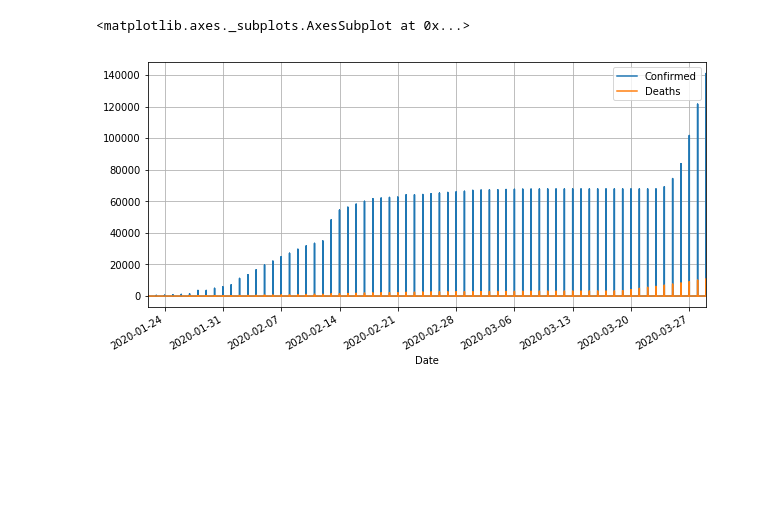
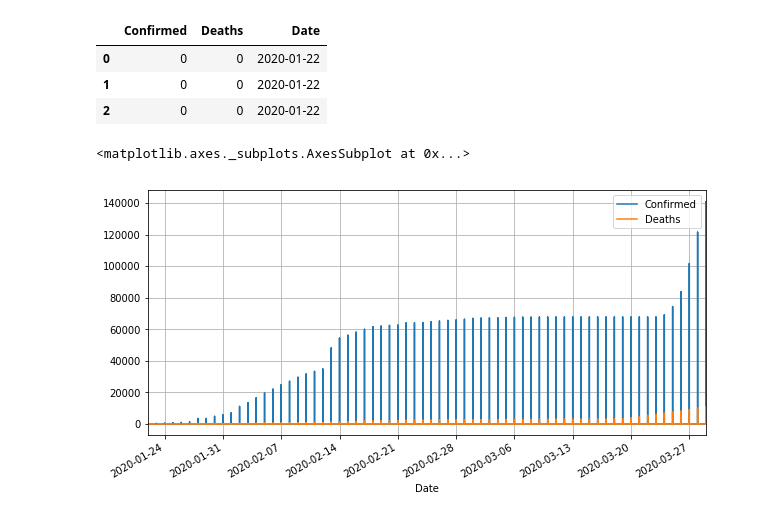
Before and after one commit to YoungerCode/yangalsiti-gmail.com, a Jupyter notebook: Untitled.ipynb, the cells around one changed output. Cells and saved outputs as stored; diff of their text form; code cells hidden in the pictures; blank space fills up the shorter version.

```diff
--- a/Untitled.ipynb
+++ b/Untitled.ipynb
@@ -37 +43,8 @@ new_df = dataframe[['Confirmed','Deaths','Date']]
+# %%
+new_df.head(3)
+# %% [output]
+|  | Confirmed | Deaths | Date |
+| 0 | 0 | 0 | 2020-01-22 |
+| 1 | 0 | 0 | 2020-01-22 |
+| 2 | 0 | 0 | 2020-01-22 |
 # %%
```
Also changed, not shown: parts of 16 cells of this notebook.
